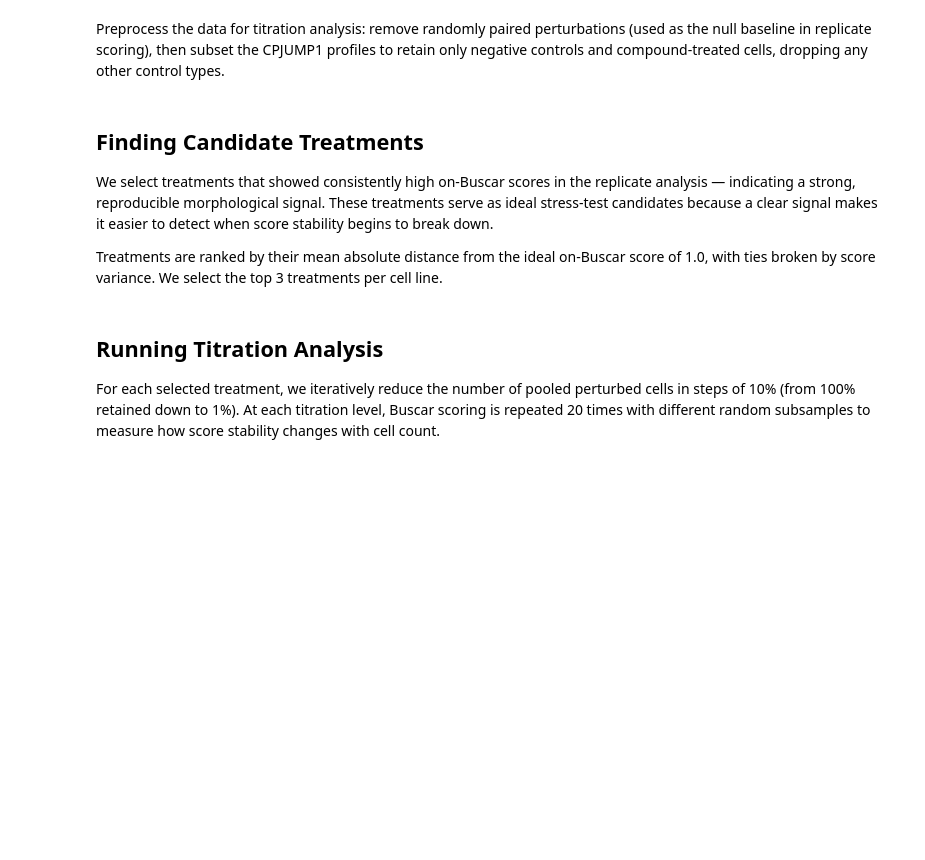
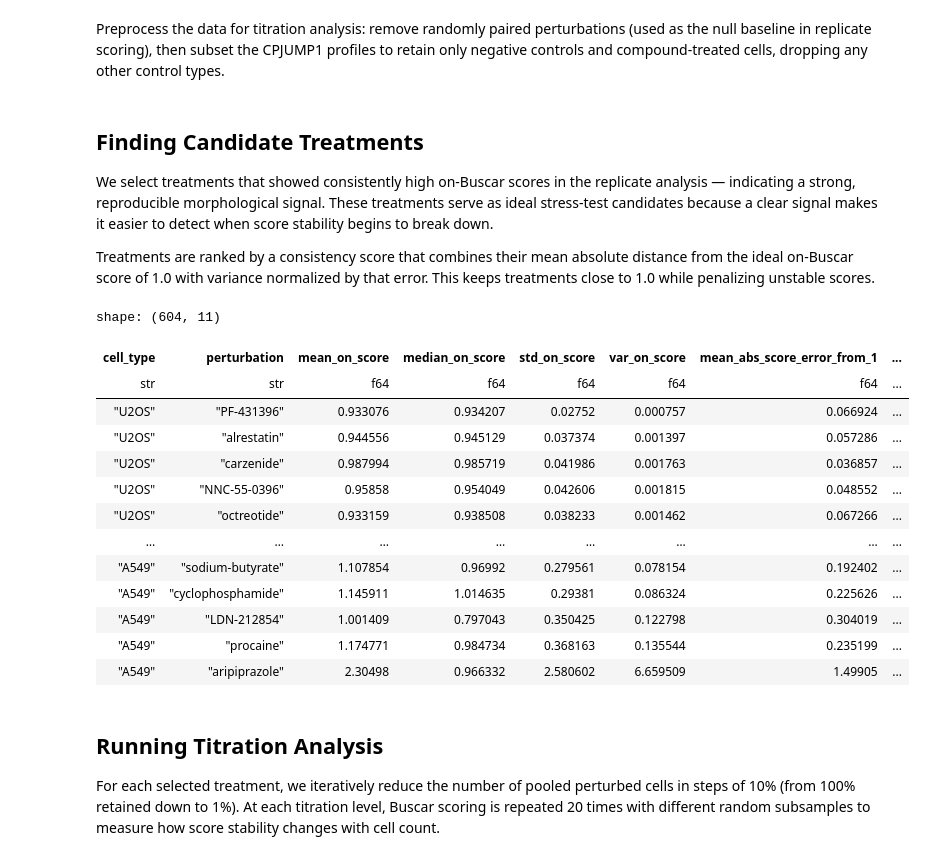
Before and after one commit to axiomcura/Buscar-benchmark-analysis, a Jupyter notebook: notebooks/3.cpjump1-analysis/5.cpjump1-titration-analysis.ipynb, the cells around one changed output. Cells and saved outputs as stored; diff of their text form; code cells hidden in the pictures; blank space fills up the shorter version.

```diff
--- a/notebooks/3.cpjump1-analysis/5.cpjump1-titration-analysis.ipynb
+++ b/notebooks/3.cpjump1-analysis/5.cpjump1-titration-analysis.ipynb
@@ -91,7 +91,7 @@ if cpjump1_a549_df.is_empty():
 
 We select treatments that showed consistently high on-Buscar scores in the replicate analysis — indicating a strong, reproducible morphological signal. These treatments serve as ideal stress-test candidates because a clear signal makes it easier to detect when score stability begins to break down.
 
-Treatments are ranked by their mean absolute distance from the ideal on-Buscar score of 1.0, with ties broken by score variance. We select the top 3 treatments per cell line.
+Treatments are ranked by a consistency score that combines their mean absolute distance from the ideal on-Buscar score of 1.0 with variance normalized by that error. This keeps treatments close to 1.0 while penalizing unstable scores.
 # %%
 def find_top_treatments(
     replicate_buscar_scores_df: pl.DataFrame,
@@ -138,9 +153,50 @@ def find_top_treatments(
 
     return ranked_df.head(top_treatments)
 # %%
-u2os_top_treatments_df = find_top_treatments(u2os_rep_trt_df, top_treatments=3)
-a549_top_treatments_df = find_top_treatments(a549_rep_trt_df, top_treatments=3)
-a549_top_treatments_df
+u2os_ranked_treatments_df = find_top_treatments(
+    u2os_rep_trt_df,
+    top_treatments=u2os_rep_trt_df["perturbation"].n_unique(),
+).with_columns(pl.lit("U2OS").alias("cell_type"))
+a549_ranked_treatments_df = find_top_treatments(
+    a549_rep_trt_df,
+    top_treatments=a549_rep_trt_df["perturbation"].n_unique(),
+).with_columns(pl.lit("A549").alias("cell_type"))
+
+ranked_treatments_df = pl.concat(
+    [u2os_ranked_treatments_df, a549_ranked_treatments_df]
+).select(
+    [
+        "cell_type",
+        "perturbation",
+        "mean_on_score",
+        "median_on_score",
+        "std_on_score",
+        "var_on_score",
+        "mean_abs_score_error_from_1",
+        "variance_normalized_by_error",
+        "consistency_rank_score",
+        "min_on_score",
+        "max_on_score",
+    ]
+)
+u2os_top_treatments_df = u2os_ranked_treatments_df.head(3)
+a549_top_treatments_df = a549_ranked_treatments_df.head(3)
+ranked_treatments_df
+# %% [output]
+shape: (604, 11)
+| cell_type | perturbation | mean_on_score | median_on_score | std_on_score | var_on_score | mean_abs_score_error_from_1 | ... |
+| str | str | f64 | f64 | f64 | f64 | f64 | ... |
+| "U2OS" | "PF-431396" | 0.933076 | 0.934207 | 0.02752 | 0.000757 | 0.066924 | ... |
+| "U2OS" | "alrestatin" | 0.944556 | 0.945129 | 0.037374 | 0.001397 | 0.057286 | ... |
+| "U2OS" | "carzenide" | 0.987994 | 0.985719 | 0.041986 | 0.001763 | 0.036857 | ... |
+| "U2OS" | "NNC-55-0396" | 0.95858 | 0.954049 | 0.042606 | 0.001815 | 0.048552 | ... |
+| "U2OS" | "octreotide" | 0.933159 | 0.938508 | 0.038233 | 0.001462 | 0.067266 | ... |
+| … | … | … | … | … | … | … | ... |
+| "A549" | "sodium-butyrate" | 1.107854 | 0.96992 | 0.279561 | 0.078154 | 0.192402 | ... |
+| "A549" | "cyclophosphamide" | 1.145911 | 1.014635 | 0.29381 | 0.086324 | 0.225626 | ... |
+| "A549" | "LDN-212854" | 1.001409 | 0.797043 | 0.350425 | 0.122798 | 0.304019 | ... |
+| "A549" | "procaine" | 1.174771 | 0.984734 | 0.368163 | 0.135544 | 0.235199 | ... |
+| "A549" | "aripiprazole" | 2.30498 | 0.966332 | 2.580602 | 6.659509 | 1.49905 | ... |
 # %% [markdown]
 ## Running Titration Analysis
 
```
Also changed, not shown: parts of 5 cells of this notebook, 11 other files.
